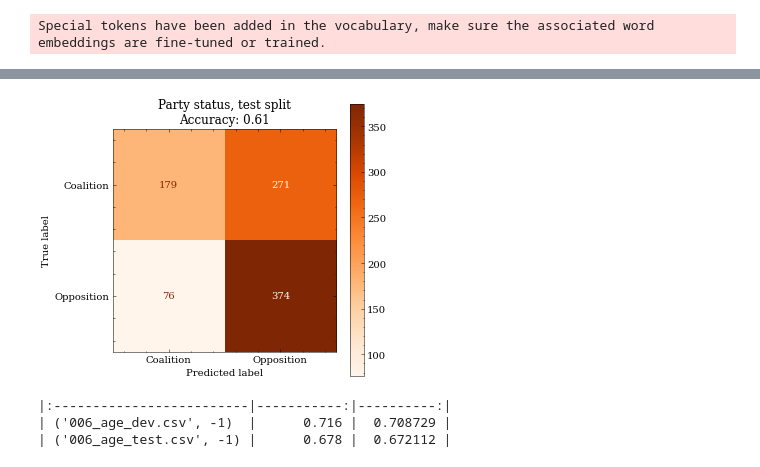
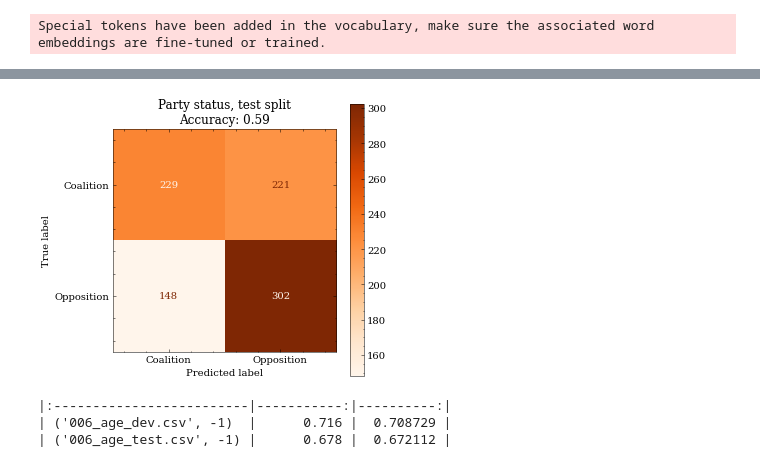
Before and after one commit to 5roop/task11, a Jupyter notebook: 012_analysis.ipynb, the cells around one changed output, grey strips where cells are left out. Saved outputs shown, nothing was run; the diff lists cells and outputs as text; code cells hidden in the pictures.

```diff
--- a/012_analysis.ipynb
+++ b/012_analysis.ipynb
@@ -89,16 +86,16 @@ Name: 1, dtype: object
 # %%
 import matplotlib.pyplot as plt
 plt.style.use("science no-latex".split())
 from sklearn.metrics import ConfusionMatrixDisplay
 fi, ax = plt.subplots(figsize=(5,5))
 ConfusionMatrixDisplay.from_predictions(
    y_true, y_pred, cmap="Oranges", ax=ax, xticks_rotation=0)
-plt.title("Party status, test split\nAccuracy: 0.61")
-plt.savefig("images/012_cm_party_status_test.png")
-plt.savefig("images/012_cm_party_status_test.pdf")
+plt.title("Party status, test split\nAccuracy: 0.59")
+plt.savefig("images/012_cm_party_status_test_15_epochs.png")
+plt.savefig("images/012_cm_party_status_test_15_epochs.pdf")
 plt.show()
 # %% [output]
-[figure, old version]
+[figure, new version]
 # %%
 subset = df.loc[df.output_column=="Speaker_age_group", ["eval_file", "clip_seconds", "accuracy", "macroF1"]].groupby(["eval_file", "clip_seconds"]).mean()
 # print(subset.to_latex())
```
Also changed, not shown: parts of 4 cells of this notebook, 3 other files.
